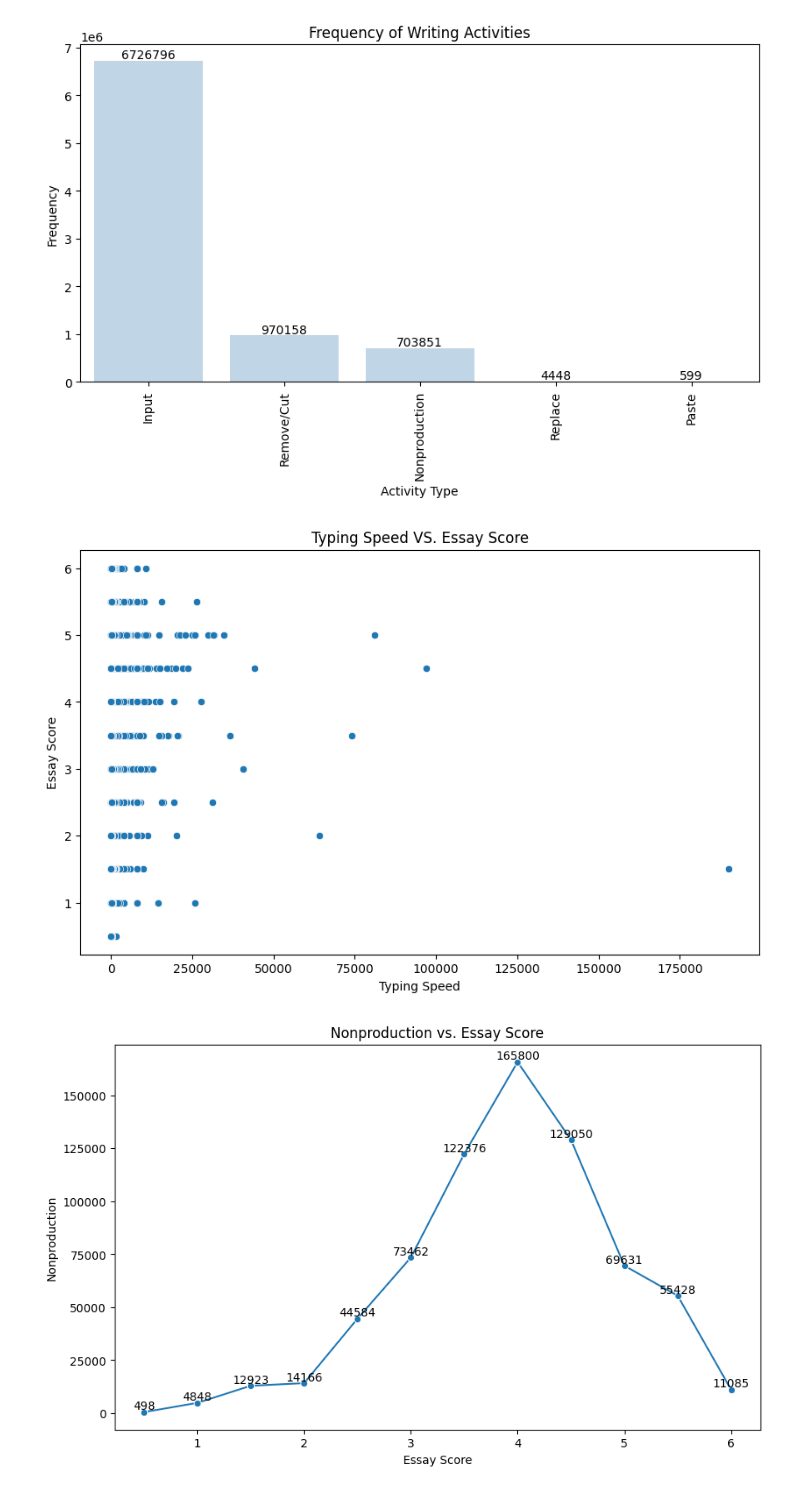
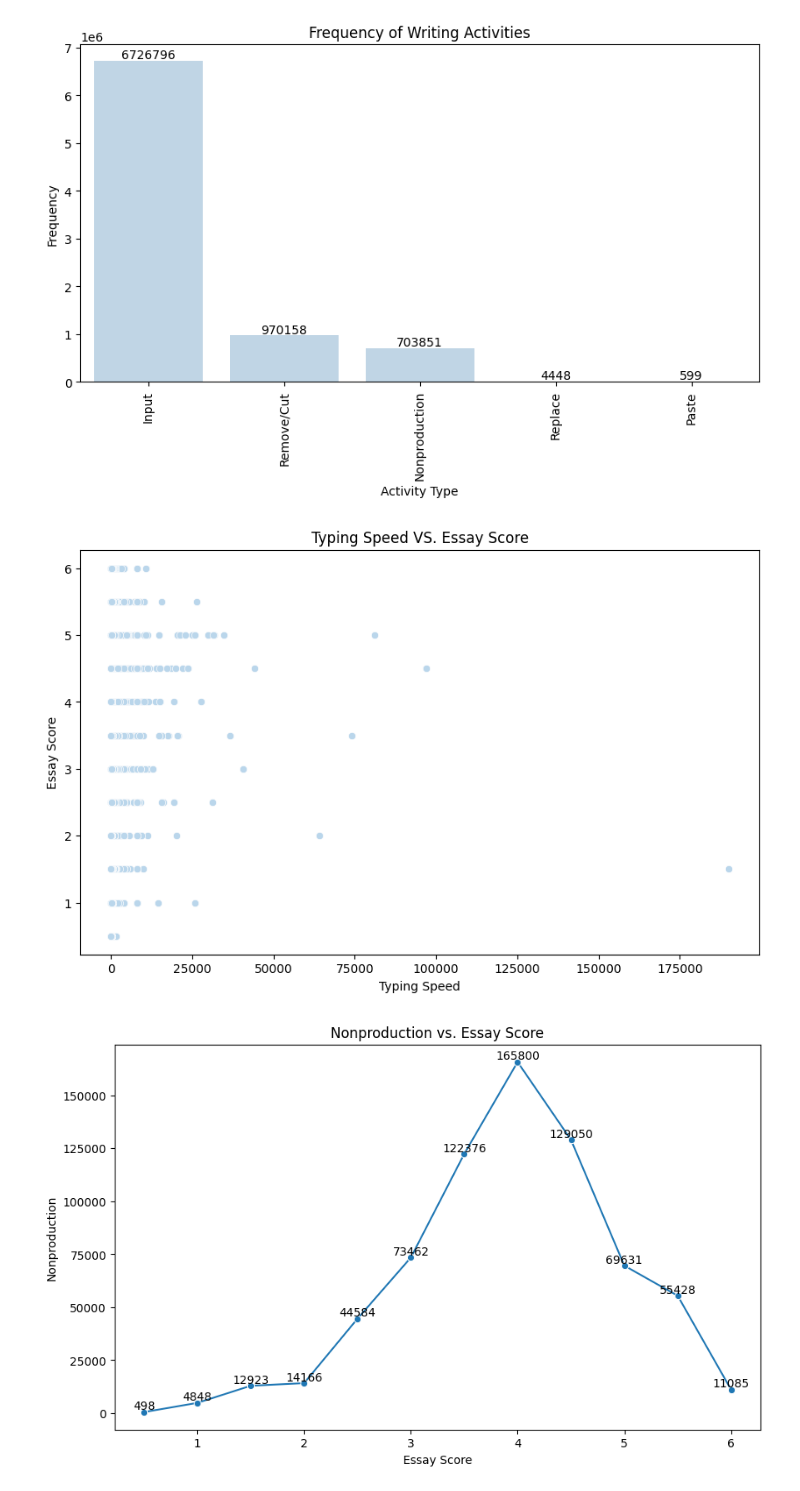
Before and after one commit to xma99/475-Final-Project, a Jupyter notebook: writing_quality.ipynb, the cells around one changed output. Drawn from its saved outputs; the diff is of its cells as text; code cells hidden in the pictures.

```diff
--- a/writing_quality.ipynb
+++ b/writing_quality.ipynb
@@ -294,20 +294,20 @@ plt.show()
 # %%
 # Analysis the typing speed and essay score
 merged_data['text_change_len'] = merged_data['text_change'].apply(len)
 
 merged_data['typing_speed'] = merged_data['text_change_len'] / merged_data['action_time'] * 1000
 plt.figure(figsize=(10, 6))
-sns.scatterplot(x='typing_speed', y='score', data=merged_data)
+sns.scatterplot(x='typing_speed', y='score', data=merged_data, color=sns.color_palette("Blues")[1])
 
 # Setting the plot title and axis labels
 plt.title('Typing Speed VS. Essay Score')
 plt.xlabel('Typing Speed')
 plt.ylabel('Essay Score')
 
 # Displaying the plot
 plt.show()
 # %% [output]
-[figure, old version]
+[figure, new version]
 # %%
 # Analysis the Nonproduction activity and essay score
 nonproduction_count = merged_data[merged_data['activity'] == 'Nonproduction']
```
Also changed, not shown: parts of 4 cells of this notebook.
